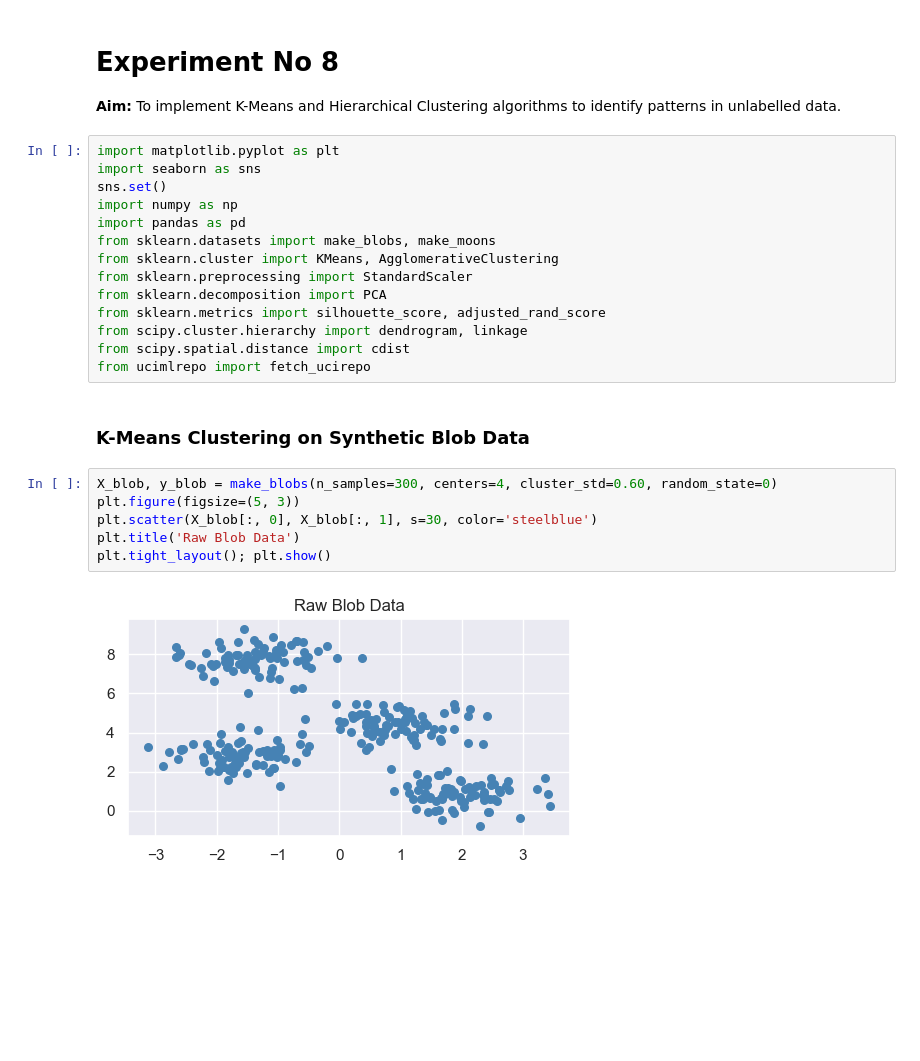
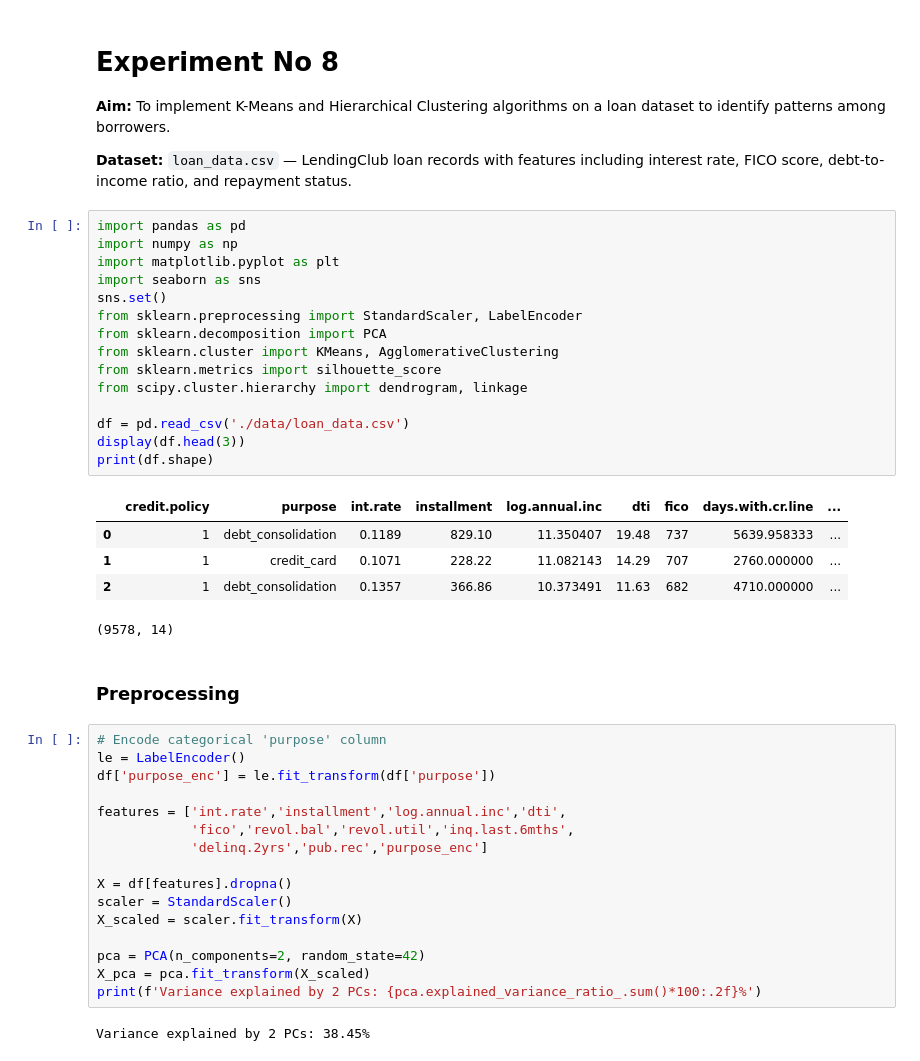
Before and after one commit to div-yan-shu-13/ML-Lab-Sem-6, a Jupyter notebook: Lab_08.ipynb, the cells around one changed output. Saved outputs shown, nothing was run; the diff lists cells and outputs as text; blank space fills up the shorter version.

```diff
--- a/Lab_08.ipynb
+++ b/Lab_08.ipynb
@@ -1,29 +1,48 @@
 # %% [markdown]
 # Experiment No 8
 
-**Aim:** To implement K-Means and Hierarchical Clustering algorithms to identify patterns in unlabelled data.
+**Aim:** To implement K-Means and Hierarchical Clustering algorithms on a loan dataset to identify patterns among borrowers.
+
+**Dataset:** `loan_data.csv` — LendingClub loan records with features including interest rate, FICO score, debt-to-income ratio, and repayment status.
 # %%
+import pandas as pd
+import numpy as np
 import matplotlib.pyplot as plt
 import seaborn as sns
 sns.set()
-import numpy as np
-import pandas as pd
-from sklearn.datasets import make_blobs, make_moons
+from sklearn.preprocessing import StandardScaler, LabelEncoder
+from sklearn.decomposition import PCA
 from sklearn.cluster import KMeans, AgglomerativeClustering
-from sklearn.preprocessing import StandardScaler
-from sklearn.decomposition import PCA
-from sklearn.metrics import silhouette_score, adjusted_rand_score
+from sklearn.metrics import silhouette_score
 from scipy.cluster.hierarchy import dendrogram, linkage
-from scipy.spatial.distance import cdist
-from ucimlrepo import fetch_ucirepo
+
+df = pd.read_csv('./data/loan_data.csv')
+display(df.head(3))
+print(df.shape)
+# %% [output]
+|  | credit.policy | purpose | int.rate | installment | log.annual.inc | dti | fico | days.with.cr.line | ... |
+| 0 | 1 | debt_consolidation | 0.1189 | 829.10 | 11.350407 | 19.48 | 737 | 5639.958333 | ... |
+| 1 | 1 | credit_card | 0.1071 | 228.22 | 11.082143 | 14.29 | 707 | 2760.000000 | ... |
+| 2 | 1 | debt_consolidation | 0.1357 | 366.86 | 10.373491 | 11.63 | 682 | 4710.000000 | ... |
+(9578, 14)
 # %% [markdown]
-### K-Means Clustering on Synthetic Blob Data
+### Preprocessing
 # %%
-X_blob, y_blob = make_blobs(n_samples=300, centers=4, cluster_std=0.60, random_state=0)
-plt.figure(figsize=(5, 3))
-plt.scatter(X_blob[:, 0], X_blob[:, 1], s=30, color='steelblue')
-plt.title('Raw Blob Data')
-plt.tight_layout(); plt.show()
+# Encode categorical 'purpose' column
+le = LabelEncoder()
+df['purpose_enc'] = le.fit_transform(df['purpose'])
+
+features = ['int.rate','installment','log.annual.inc','dti',
+            'fico','revol.bal','revol.util','inq.last.6mths',
+            'delinq.2yrs','pub.rec','purpose_enc']
+
+X = df[features].dropna()
+scaler = StandardScaler()
+X_scaled = scaler.fit_transform(X)
+
+pca = PCA(n_components=2, random_state=42)
+X_pca = pca.fit_transform(X_scaled)
+print(f'Variance explained by 2 PCs: {pca.explained_variance_ratio_.sum()*100:.2f}%')
 # %% [output]
-[figure, removed]
+Variance explained by 2 PCs: 38.45%
 # %% [markdown]
```
Also changed, not shown: parts of 16 cells of this notebook, 1 other file.
